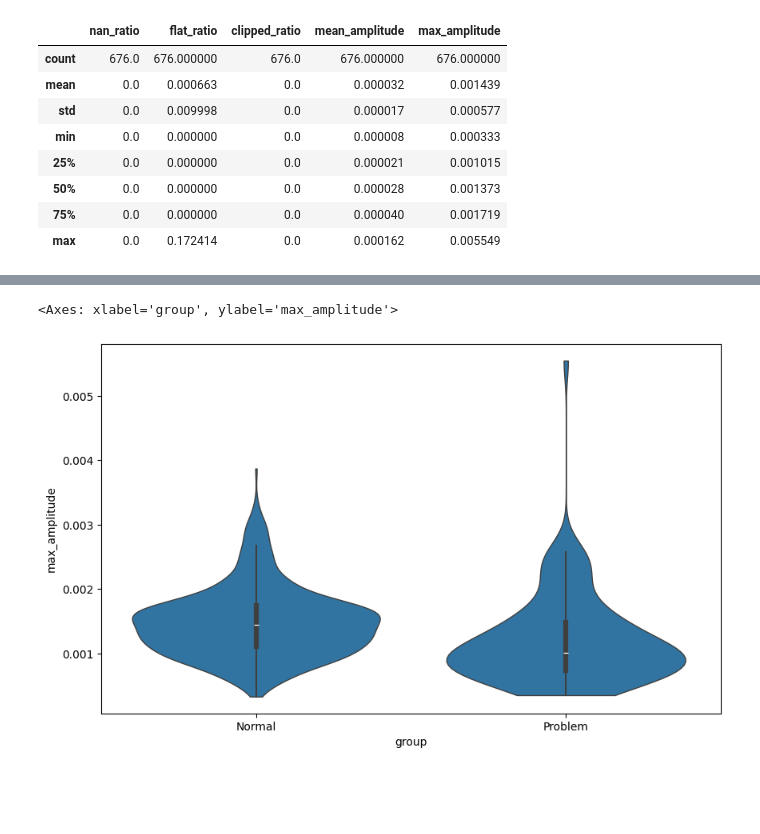
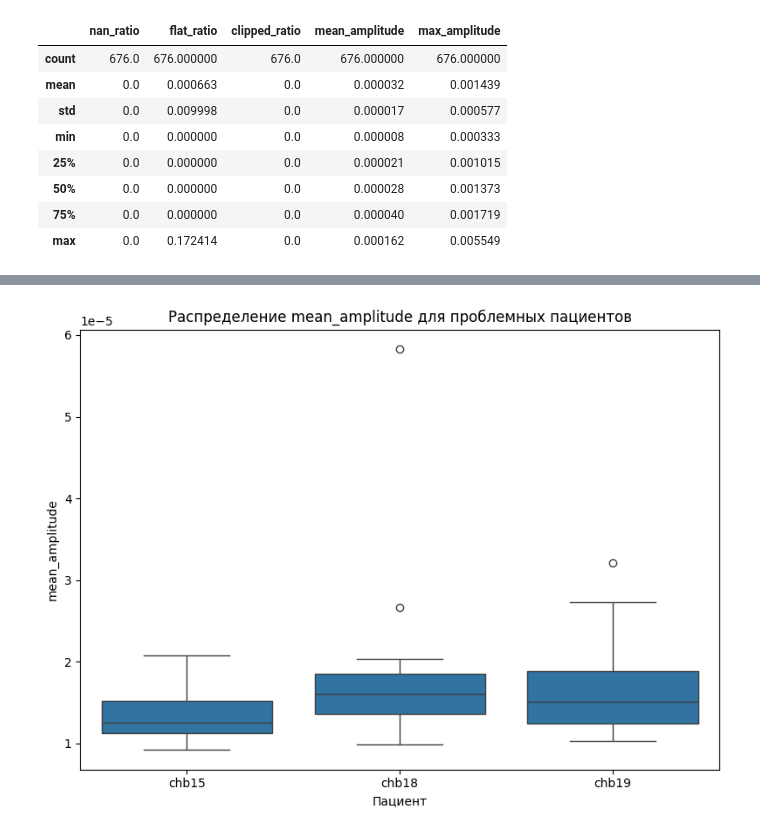
Before and after one commit to 0xJakuzya/epilepsy, a Jupyter notebook: analysis/analysis.ipynb, the cells around one changed output, grey strips where cells are left out. Drawn from its saved outputs; the diff is of its cells as text; code cells hidden in the pictures; blank space fills up the shorter version.

```diff
--- a/analysis/analysis.ipynb
+++ b/analysis/analysis.ipynb
@@ -229,17 +245,20 @@ plt.show()
-# %%
-plt.figure(figsize=(10, 6))
-
-sns.violinplot(
-    data=data,
-    x="group",
-    y="max_amplitude",
-    inner="box",
-    cut=0,
-    linewidth=1
-)
-# %% [output]
-<Axes: xlabel='group', ylabel='max_amplitude'>
-[figure, removed]
+# %%
+subset = data[data['patient'].isin(problem_patient)]
+
+plt.figure(figsize=(8, 6))
+sns.boxplot(
+    data=subset,
+    x='patient',
+    y='mean_amplitude'
+)
+
+plt.title('Распределение mean_amplitude для проблемных пациентов')
+plt.xlabel('Пациент')
+plt.ylabel('mean_amplitude')
+plt.tight_layout()
+plt.show()
+# %% [output]
+[figure, added]
 # %%
 from matplotlib import pyplot as plt
 
```
Also changed, not shown: parts of 20 cells of this notebook.
